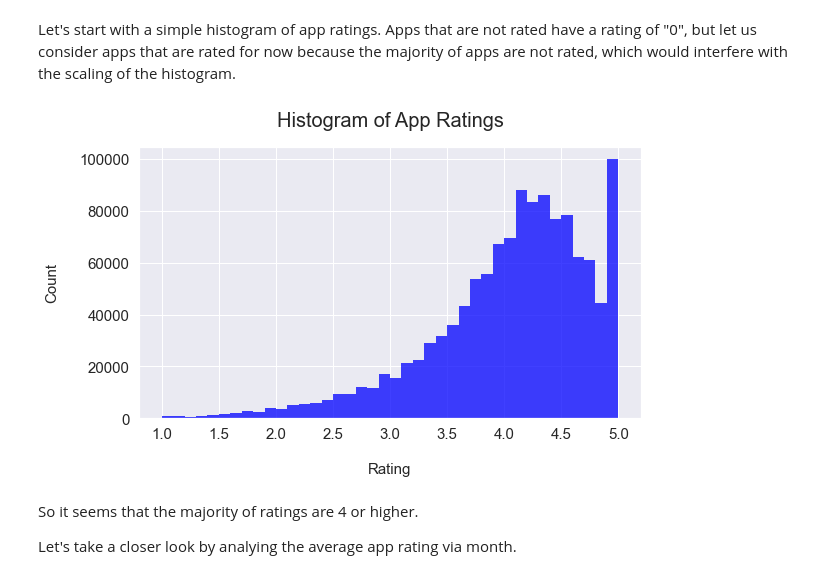
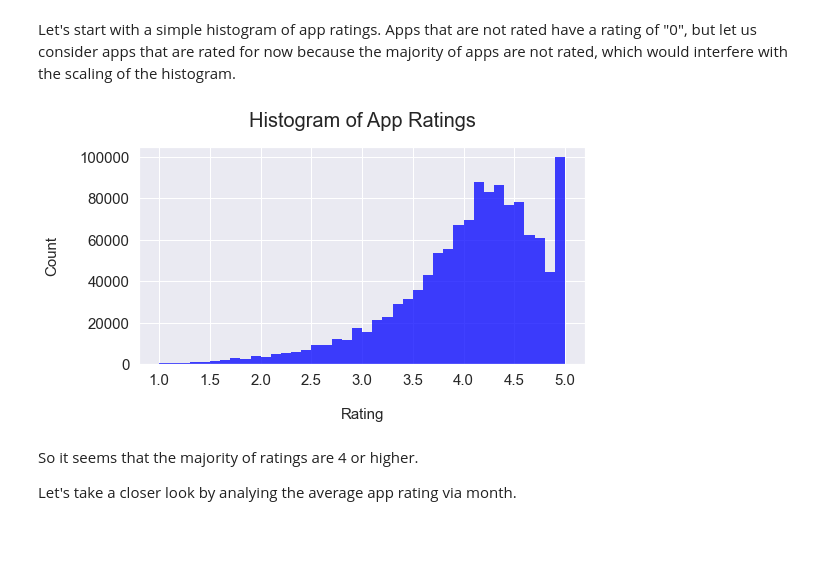
Before and after one commit to Superocker50/CMPT-353-Final-Project, a Jupyter notebook: cmpt-353-part-1.ipynb, the cells around one changed output. Drawn from its saved outputs; the diff is of its cells as text; code cells hidden in the pictures; blank space fills up the shorter version.

```diff
--- a/cmpt-353-part-1.ipynb
+++ b/cmpt-353-part-1.ipynb
@@ -162,19 +162,19 @@ Let's start with a simple histogram of app ratings. Apps that are not rated have
 # %%
 apps = apps[apps['Rating Count'] > 0]
 # %%
-figure = plt.figure(figsize=(9, 5))
+figure = plt.figure(figsize=(8, 4))
 sns.histplot(x='Rating', data=apps, color='blue', binwidth=0.1, edgecolor='none')
 
 plt.xlabel('Rating', fontsize=15, labelpad=20)
 plt.ylabel('Count', fontsize=15, labelpad=20)
 plt.xticks(fontsize=15)
 plt.yticks(fontsize=15)
 
 plt.title('Histogram of App Ratings', fontsize=20, pad=20)
 
 plt.show()
 # %% [output]
-[figure, old version]
+[figure, new version]
 # %% [markdown]
 So it seems that the majority of ratings are 4 or higher.
 
```
Also changed, not shown: parts of 15 cells of this notebook, 1 other file.
